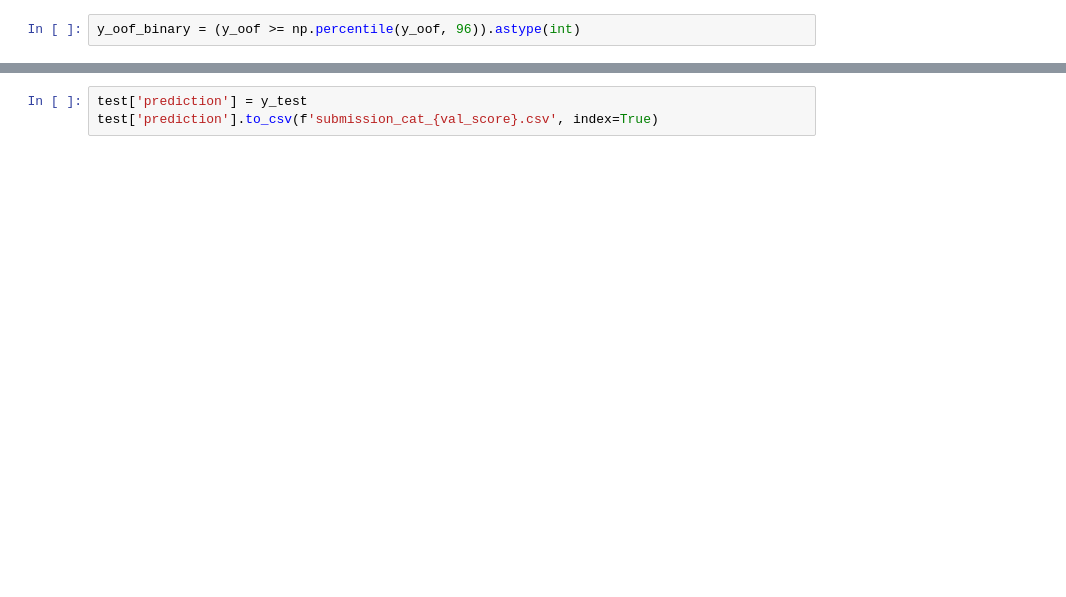
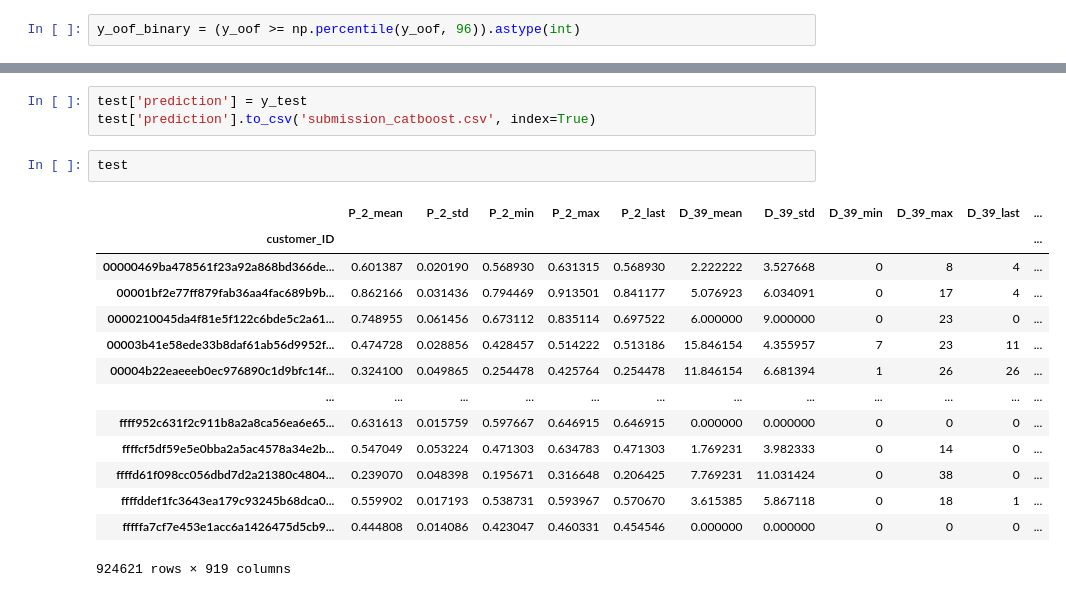
Before and after one commit to posky/AI-lecture, a Jupyter notebook: american_express-default_prediction/amex_catboost.ipynb, the cells around one changed output, grey strips where cells are left out. Saved outputs shown, nothing was run; the diff lists cells and outputs as text; blank space fills up the shorter version.

Commit message:
american express default prediction

```diff
--- a/american_express-default_prediction/amex_catboost.ipynb
+++ b/american_express-default_prediction/amex_catboost.ipynb
@@ -181,3 +208,20 @@ plt.show()
 # %%
 test['prediction'] = y_test
-test['prediction'].to_csv(f'submission_cat_{val_score}.csv', index=True)
+test['prediction'].to_csv('submission_catboost.csv', index=True)
+# %%
+test
+# %% [output]
+|  | P_2_mean | P_2_std | P_2_min | P_2_max | P_2_last | D_39_mean | D_39_std | D_39_min | D_39_max | D_39_last | ... |
+| customer_ID |  |  |  |  |  |  |  |  |  |  | ... |
+| 00000469ba478561f23a92a868bd366de... | 0.601387 | 0.020190 | 0.568930 | 0.631315 | 0.568930 | 2.222222 | 3.527668 | 0 | 8 | 4 | ... |
+| 00001bf2e77ff879fab36aa4fac689b9b... | 0.862166 | 0.031436 | 0.794469 | 0.913501 | 0.841177 | 5.076923 | 6.034091 | 0 | 17 | 4 | ... |
+| 0000210045da4f81e5f122c6bde5c2a61... | 0.748955 | 0.061456 | 0.673112 | 0.835114 | 0.697522 | 6.000000 | 9.000000 | 0 | 23 | 0 | ... |
+| 00003b41e58ede33b8daf61ab56d9952f... | 0.474728 | 0.028856 | 0.428457 | 0.514222 | 0.513186 | 15.846154 | 4.355957 | 7 | 23 | 11 | ... |
+| 00004b22eaeeeb0ec976890c1d9bfc14f... | 0.324100 | 0.049865 | 0.254478 | 0.425764 | 0.254478 | 11.846154 | 6.681394 | 1 | 26 | 26 | ... |
+| ... | ... | ... | ... | ... | ... | ... | ... | ... | ... | ... | ... |
+| ffff952c631f2c911b8a2a8ca56ea6e65... | 0.631613 | 0.015759 | 0.597667 | 0.646915 | 0.646915 | 0.000000 | 0.000000 | 0 | 0 | 0 | ... |
+| ffffcf5df59e5e0bba2a5ac4578a34e2b... | 0.547049 | 0.053224 | 0.471303 | 0.634783 | 0.471303 | 1.769231 | 3.982333 | 0 | 14 | 0 | ... |
+| ffffd61f098cc056dbd7d2a21380c4804... | 0.239070 | 0.048398 | 0.195671 | 0.316648 | 0.206425 | 7.769231 | 11.031424 | 0 | 38 | 0 | ... |
+| ffffddef1fc3643ea179c93245b68dca0... | 0.559902 | 0.017193 | 0.538731 | 0.593967 | 0.570670 | 3.615385 | 5.867118 | 0 | 18 | 1 | ... |
+| fffffa7cf7e453e1acc6a1426475d5cb9... | 0.444808 | 0.014086 | 0.423047 | 0.460331 | 0.454546 | 0.000000 | 0.000000 | 0 | 0 | 0 | ... |
+924621 rows × 919 columns
```
Also changed, not shown: parts of 6 cells of this notebook, 3 other files.
